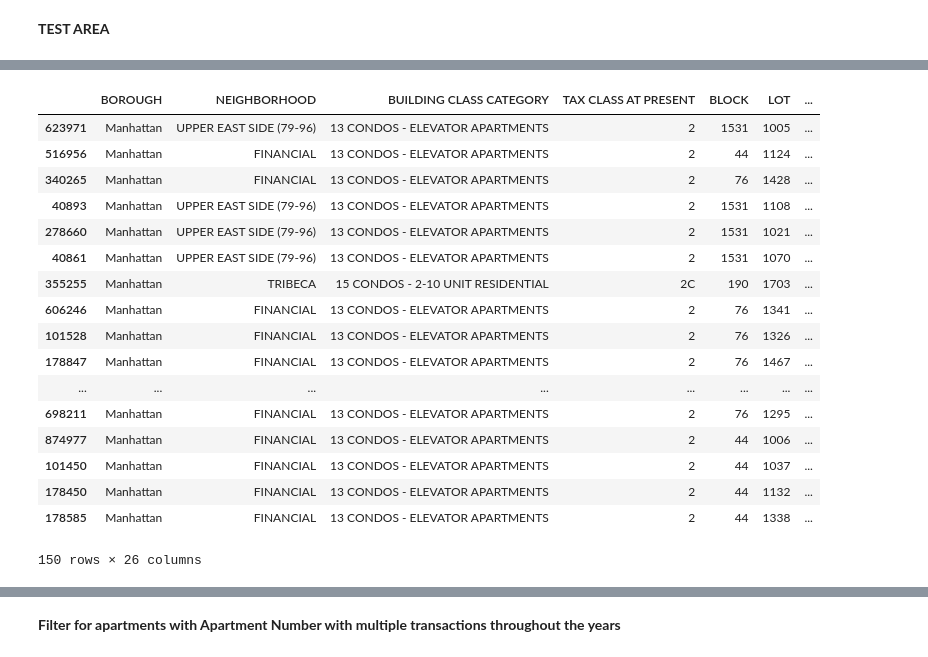
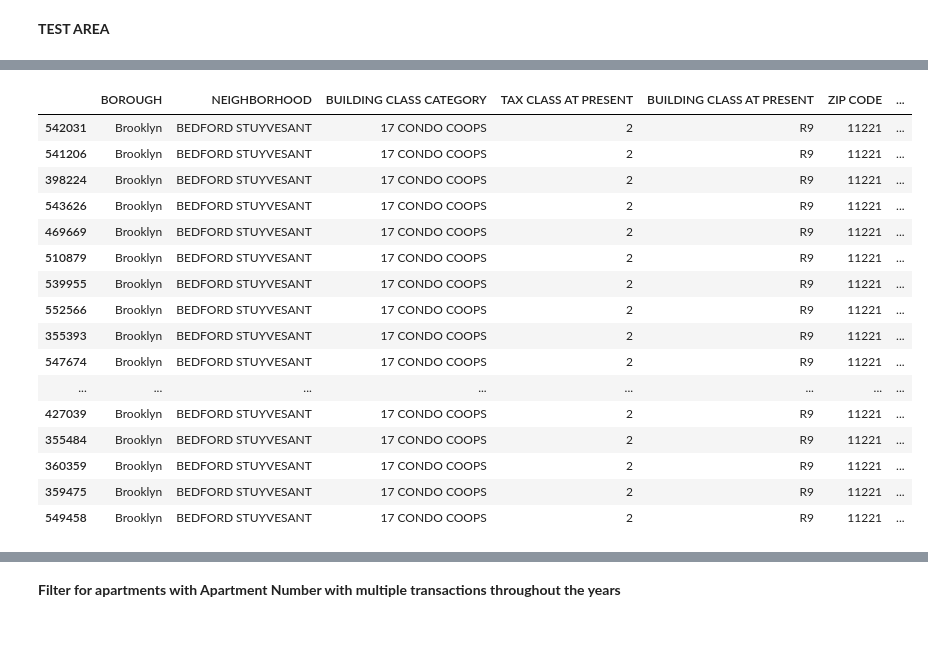
Before and after one commit to Epizana/nychousingsales, a Jupyter notebook: NYC_property_sales/nycproperty_sales_current-multiyeartest_cleaned.ipynb, the cells around one changed output, grey strips where cells are left out. Saved outputs shown, nothing was run; the diff lists cells and outputs as text; code cells hidden in the pictures.

```diff
--- a/NYC_property_sales/nycproperty_sales_current-multiyeartest_cleaned.ipynb
+++ b/NYC_property_sales/nycproperty_sales_current-multiyeartest_cleaned.ipynb
@@ -684,0 +806,5 @@ memory usage: 133.9+ MB
+# %%
+#save the dataframe with the inappropriate data filtered out, keeping only residential purchases.
+combined = combined.drop(filtertop, axis = 0).reset_index()
+del combined['index']
+combined.shape
@@ -684,0 +815,5 @@ memory usage: 133.9+ MB
+# %%
+#Get list index of the top 20, excluding Inwood purchaes (which are the enitre building and are dupes.)
+filtertop1 = combined.nlargest(20,['SALE PRICE']).index.tolist()
+filtertop1 = [9,10] #drope these (9,10)
+filtertop1
@@ -684,0 +822,5 @@ memory usage: 133.9+ MB
+# %%
+#save the dataframe with the inappropriate data filtered out, keeping only residential purchases.
+combined = combined.drop(filtertop1, axis = 0).reset_index()
+del combined['index']
+combined.shape
@@ -763,5 +1107,5 @@ building_sales.to_csv('buildsales.csv', index_label = 'Index')
 # %%
-apartments = combined.duplicated(subset = 'Main_Address', keep = False)
-combined[apartments].head(150)
+#apartments = combined.duplicated(subset = 'Main_Address', keep = False)
+combined[apartments][(combined['SALE YEAR'] == 2019) & (combined['Type'] == 'Condo')]
 # %% [output]
 |  | BOROUGH | NEIGHBORHOOD | BUILDING CLASS CATEGORY | TAX CLASS AT PRESENT | BLOCK | LOT | ... |
@@ -920,25 +1341,24 @@ testaddress
 # %%
-test1.loc[test1['ADDRESS'].str.contains('20 PINE|240 WEST|99 JOHN|205 EAST 85', na = False)].sample(150)
+sales.loc[sales['Main_Address'].str.contains('775 LAFAYETTE AVENUE', na = False)].sample(50)
 #99 JOHN STREET NY,NY
 # %% [output]
-|  | BOROUGH | NEIGHBORHOOD | BUILDING CLASS CATEGORY | TAX CLASS AT PRESENT | BLOCK | LOT | ... |
-| 623971 | Manhattan | UPPER EAST SIDE (79-96) | 13 CONDOS - ELEVATOR APARTMENTS | 2 | 1531 | 1005 | ... |
-| 516956 | Manhattan | FINANCIAL | 13 CONDOS - ELEVATOR APARTMENTS | 2 | 44 | 1124 | ... |
-| 340265 | Manhattan | FINANCIAL | 13 CONDOS - ELEVATOR APARTMENTS | 2 | 76 | 1428 | ... |
-| 40893 | Manhattan | UPPER EAST SIDE (79-96) | 13 CONDOS - ELEVATOR APARTMENTS | 2 | 1531 | 1108 | ... |
-| 278660 | Manhattan | UPPER EAST SIDE (79-96) | 13 CONDOS - ELEVATOR APARTMENTS | 2 | 1531 | 1021 | ... |
-| 40861 | Manhattan | UPPER EAST SIDE (79-96) | 13 CONDOS - ELEVATOR APARTMENTS | 2 | 1531 | 1070 | ... |
-| 355255 | Manhattan | TRIBECA | 15 CONDOS - 2-10 UNIT RESIDENTIAL | 2C | 190 | 1703 | ... |
-| 606246 | Manhattan | FINANCIAL | 13 CONDOS - ELEVATOR APARTMENTS | 2 | 76 | 1341 | ... |
-| 101528 | Manhattan | FINANCIAL | 13 CONDOS - ELEVATOR APARTMENTS | 2 | 76 | 1326 | ... |
-| 178847 | Manhattan | FINANCIAL | 13 CONDOS - ELEVATOR APARTMENTS | 2 | 76 | 1467 | ... |
+|  | BOROUGH | NEIGHBORHOOD | BUILDING CLASS CATEGORY | TAX CLASS AT PRESENT | BUILDING CLASS AT PRESENT | ZIP CODE | ... |
+| 542031 | Brooklyn | BEDFORD STUYVESANT | 17 CONDO COOPS | 2 | R9 | 11221 | ... |
+| 541206 | Brooklyn | BEDFORD STUYVESANT | 17 CONDO COOPS | 2 | R9 | 11221 | ... |
+| 398224 | Brooklyn | BEDFORD STUYVESANT | 17 CONDO COOPS | 2 | R9 | 11221 | ... |
+| 543626 | Brooklyn | BEDFORD STUYVESANT | 17 CONDO COOPS | 2 | R9 | 11221 | ... |
+| 469669 | Brooklyn | BEDFORD STUYVESANT | 17 CONDO COOPS | 2 | R9 | 11221 | ... |
+| 510879 | Brooklyn | BEDFORD STUYVESANT | 17 CONDO COOPS | 2 | R9 | 11221 | ... |
+| 539955 | Brooklyn | BEDFORD STUYVESANT | 17 CONDO COOPS | 2 | R9 | 11221 | ... |
+| 552566 | Brooklyn | BEDFORD STUYVESANT | 17 CONDO COOPS | 2 | R9 | 11221 | ... |
+| 355393 | Brooklyn | BEDFORD STUYVESANT | 17 CONDO COOPS | 2 | R9 | 11221 | ... |
+| 547674 | Brooklyn | BEDFORD STUYVESANT | 17 CONDO COOPS | 2 | R9 | 11221 | ... |
 | ... | ... | ... | ... | ... | ... | ... | ... |
-| 698211 | Manhattan | FINANCIAL | 13 CONDOS - ELEVATOR APARTMENTS | 2 | 76 | 1295 | ... |
-| 874977 | Manhattan | FINANCIAL | 13 CONDOS - ELEVATOR APARTMENTS | 2 | 44 | 1006 | ... |
-| 101450 | Manhattan | FINANCIAL | 13 CONDOS - ELEVATOR APARTMENTS | 2 | 44 | 1037 | ... |
-| 178450 | Manhattan | FINANCIAL | 13 CONDOS - ELEVATOR APARTMENTS | 2 | 44 | 1132 | ... |
-| 178585 | Manhattan | FINANCIAL | 13 CONDOS - ELEVATOR APARTMENTS | 2 | 44 | 1338 | ... |
+| 427039 | Brooklyn | BEDFORD STUYVESANT | 17 CONDO COOPS | 2 | R9 | 11221 | ... |
+| 355484 | Brooklyn | BEDFORD STUYVESANT | 17 CONDO COOPS | 2 | R9 | 11221 | ... |
+| 360359 | Brooklyn | BEDFORD STUYVESANT | 17 CONDO COOPS | 2 | R9 | 11221 | ... |
+| 359475 | Brooklyn | BEDFORD STUYVESANT | 17 CONDO COOPS | 2 | R9 | 11221 | ... |
+| 549458 | Brooklyn | BEDFORD STUYVESANT | 17 CONDO COOPS | 2 | R9 | 11221 | ... |
-150 rows × 26 columns
 # %%
 test1.loc[test1['ADDRESS'].str.contains('125 WEST 21|70 LITTLE WEST|133 WEST 22|209-211 EAST', na = False)].sample(150)
 #99 JOHN STREET NY,NY
```
Also changed, not shown: parts of 100 cells of this notebook, 5 other files.
